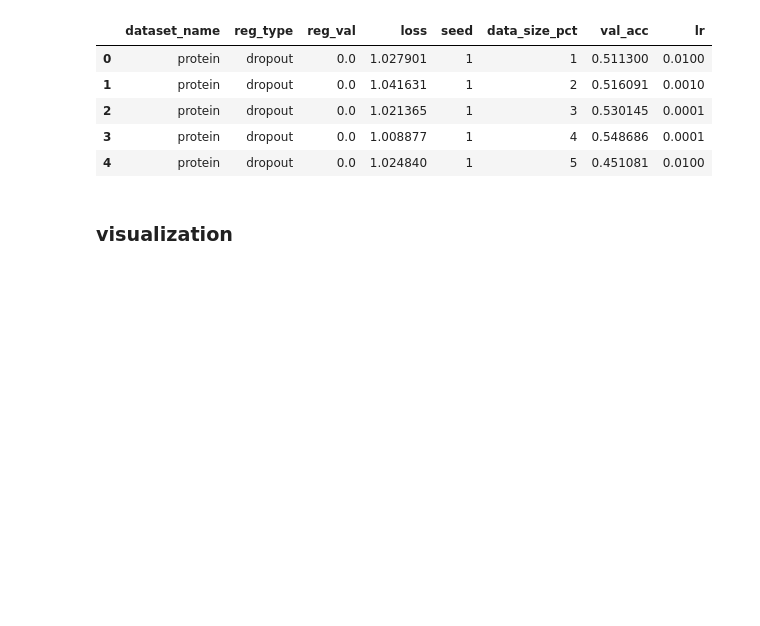
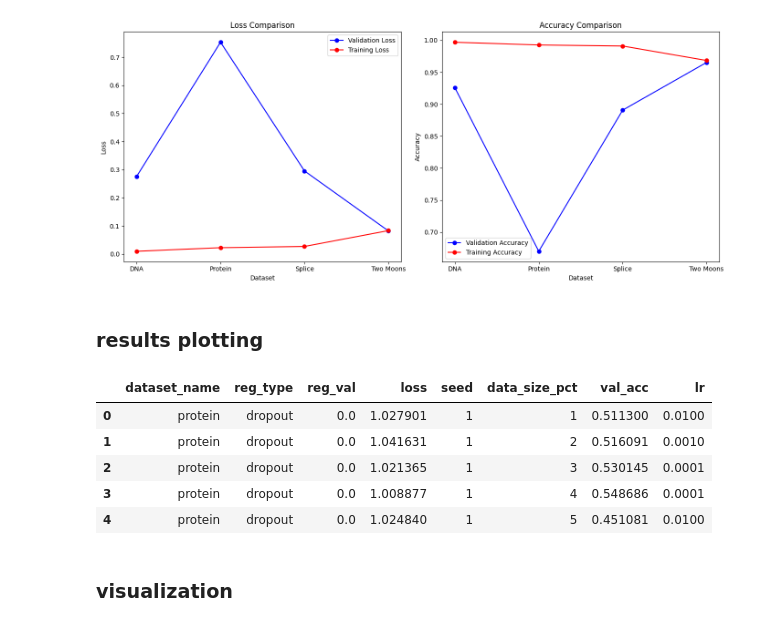
Before and after one commit to srp-group/hypothesis-testing, a Jupyter notebook: hyperparameters/visualization.ipynb, the cells around one changed output. Cells and saved outputs as stored; diff of their text form; code cells hidden in the pictures; blank space fills up the shorter version.

```diff
--- a/hyperparameters/visualization.ipynb
+++ b/hyperparameters/visualization.ipynb
@@ -10,0 +39,7 @@ from scipy.stats import norm
+# %%
+df_spli = pd.read_csv('../splice_l2_results.csv', header=0, index_col=None)
+df_spli = df_spli.drop(columns=[
+    "dataset_name", "reg_type", "reg_val", "data_size_pct", "lr", "seed"
+])
+df_spli = df_spli.mean().reset_index()
+df_spli.head()
@@ -10,0 +52,7 @@ from scipy.stats import norm
+# %%
+df_moon = pd.read_csv('../twomoons_l2_results.csv', header=0, index_col=None)
+df_moon = df_moon.drop(columns=[
+    "dataset_name", "reg_type", "reg_val", "data_size_pct", "lr", "seed"
+])
+df_moon = df_moon.mean().reset_index()
+df_moon.head()
@@ -11,3 +65,58 @@ from scipy.stats import norm
+# %%
+# Extract the loss and accuracy data from each dataframe
+loss_data = {
+    'Dataset': ['DNA', 'Protein', 'Splice', 'Two Moons'],
+    'Validation Loss': [df_dna.loc[df_dna['index'] == 'loss', 0].values[0],
+                        df_pro.loc[df_pro['index'] == 'loss', 0].values[0],
+                        df_spli.loc[df_spli['index'] == 'loss', 0].values[0],
+                        df_moon.loc[df_moon['index'] == 'loss', 0].values[0]],
+    'Training Loss': [df_dna.loc[df_dna['index'] == 'train_loss', 0].values[0],
+                    df_pro.loc[df_pro['index'] == 'train_loss', 0].values[0],
+                    df_spli.loc[df_spli['index'] == 'train_loss', 0].values[0],
+                    df_moon.loc[df_moon['index'] == 'train_loss', 0].values[0]]
+}
+
+acc_data = {
+    'Dataset': ['DNA', 'Protein', 'Splice', 'Two Moons'],
+    'Validation Accuracy': [df_dna.loc[df_dna['index'] == 'val_acc', 0].values[0],
+                            df_pro.loc[df_pro['index'] == 'val_acc', 0].values[0],
+                            df_spli.loc[df_spli['index'] == 'val_acc', 0].values[0],
+                            df_moon.loc[df_moon['index'] == 'val_acc', 0].values[0]],
+    'Training Accuracy': [df_dna.loc[df_dna['index'] == 'train_acc', 0].values[0],
+                        df_pro.loc[df_pro['index'] == 'train_acc', 0].values[0],
+                        df_spli.loc[df_spli['index'] == 'train_acc', 0].values[0],
+                        df_moon.loc[df_moon['index'] == 'train_acc', 0].values[0]]
+}
+
+# Convert to DataFrames
+df_loss = pd.DataFrame(loss_data)
+df_acc = pd.DataFrame(acc_data)
+
+# Plotting
+fig, ax = plt.subplots(1, 2, figsize=(14, 6))
+
+# Loss plot
+ax[0].plot(df_loss['Dataset'], df_loss['Validation Loss'], label='Validation Loss', color='blue', marker='o')
+ax[0].plot(df_loss['Dataset'], df_loss['Training Loss'], label='Training Loss', color='red', marker='o')
+ax[0].set_title('Loss Comparison')
+ax[0].set_xlabel('Dataset')
+ax[0].set_ylabel('Loss')
+ax[0].legend()
+
+# Accuracy plot
+ax[1].plot(df_acc['Dataset'], df_acc['Validation Accuracy'], label='Validation Accuracy', color='blue', marker='o')
+ax[1].plot(df_acc['Dataset'], df_acc['Training Accuracy'], label='Training Accuracy', color='red', marker='o')
+ax[1].set_title('Accuracy Comparison')
+ax[1].set_xlabel('Dataset')
+ax[1].set_ylabel('Accuracy')
+ax[1].legend()
+
+plt.tight_layout()
+plt.show()
+# %% [output]
+[figure, added]
+# %% [markdown]
+### results plotting
 # %%
 # df = pd.read_csv("C:\\Users\\Amir Hossein\\Downloads\\cres\\splice_l2_results.csv", header=0, index_col=None)
 # df = pd.read_csv("C:\\Users\\Amir Hossein\\Downloads\\cres\\splice_dropout_results.csv", header=0, index_col=None)
```
Also changed, not shown: parts of 5 cells of this notebook.
